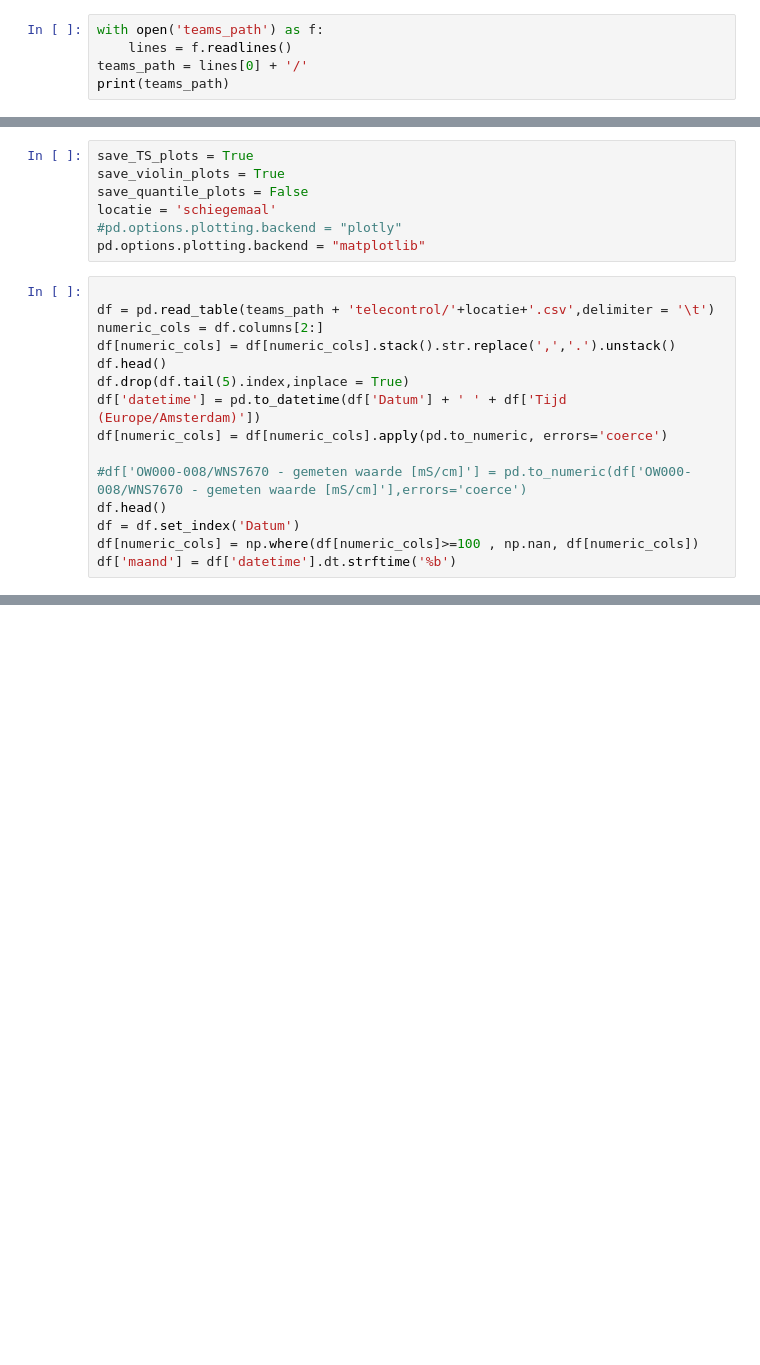
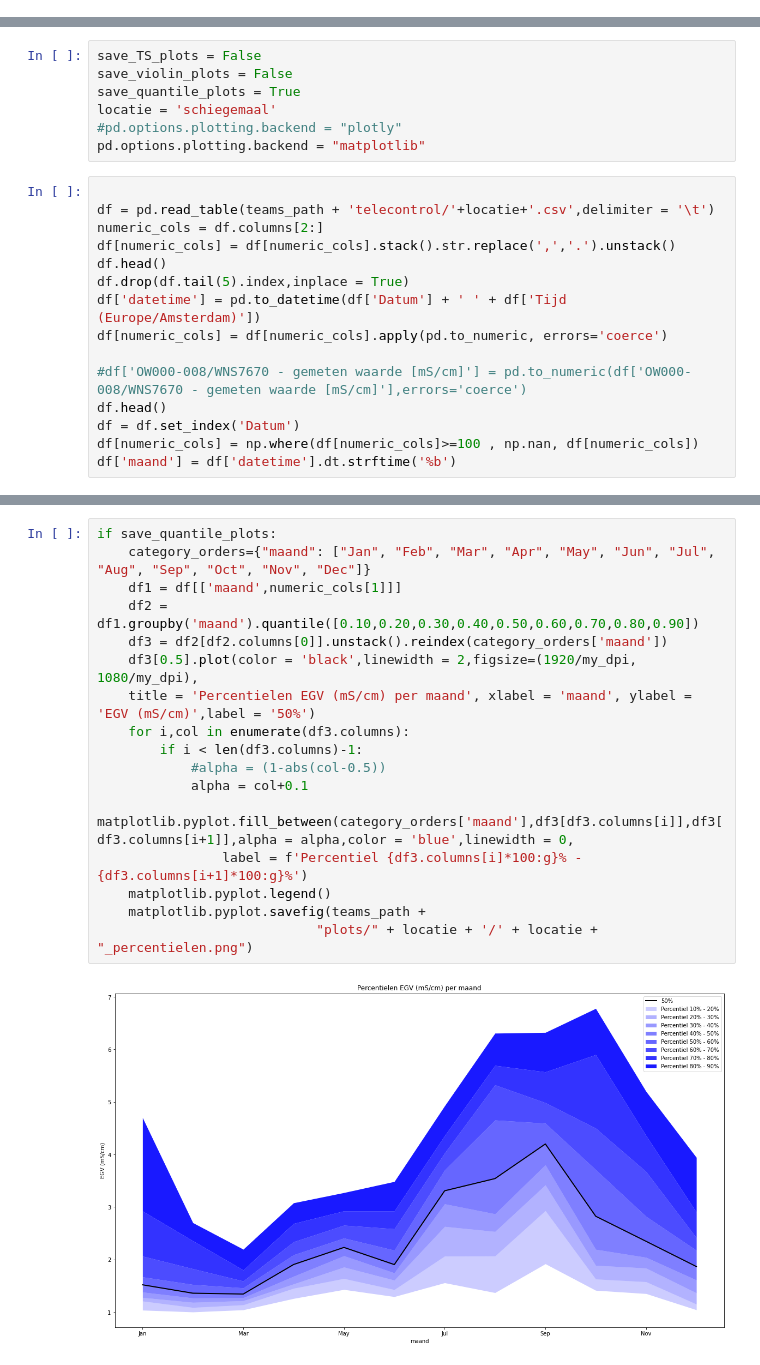
Before and after one commit to hhdelfland/zoutindringing-parksluizen, a Jupyter notebook: parser.ipynb, the cells around one changed output, grey strips where cells are left out. Cells and saved outputs as stored; diff of their text form; blank space fills up the shorter version.

Commit message:
added percentile plots

```diff
--- a/parser.ipynb
+++ b/parser.ipynb
@@ -11,5 +11,0 @@ import kaleido
-# %%
-with open('teams_path') as f:
-    lines = f.readlines()
-teams_path = lines[0] + '/'
-print(teams_path)
@@ -18,7 +12,7 @@ C:\Teams\Hoogheemraadschap van Delfland\Programma DigiTrans - Zoutindringing/
 # %%
-save_TS_plots = True
-save_violin_plots = True
-save_quantile_plots = False
+save_TS_plots = False
+save_violin_plots = False
+save_quantile_plots = True
 locatie = 'schiegemaal'
 #pd.options.plotting.backend = "plotly"
 pd.options.plotting.backend = "matplotlib"
@@ -105,0 +81,19 @@ Dropping invalid columns in DataFrameGroupBy.quantile is deprecated. In a future
+# %%
+if save_quantile_plots:
+    category_orders={"maand": ["Jan", "Feb", "Mar", "Apr", "May", "Jun", "Jul", "Aug", "Sep", "Oct", "Nov", "Dec"]}
+    df1 = df[['maand',numeric_cols[1]]]
+    df2 = df1.groupby('maand').quantile([0.10,0.20,0.30,0.40,0.50,0.60,0.70,0.80,0.90])
+    df3 = df2[df2.columns[0]].unstack().reindex(category_orders['maand'])
+    df3[0.5].plot(color = 'black',linewidth = 2,figsize=(1920/my_dpi, 1080/my_dpi),
+    title = 'Percentielen EGV (mS/cm) per maand', xlabel = 'maand', ylabel = 'EGV (mS/cm)',label = '50%')
+    for i,col in enumerate(df3.columns):
+        if i < len(df3.columns)-1:
+            #alpha = (1-abs(col-0.5))
+            alpha = col+0.1
+            matplotlib.pyplot.fill_between(category_orders['maand'],df3[df3.columns[i]],df3[df3.columns[i+1]],alpha = alpha,color = 'blue',linewidth = 0,
+                label = f'Percentiel {df3.columns[i]*100:g}% - {df3.columns[i+1]*100:g}%')
+    matplotlib.pyplot.legend()
+    matplotlib.pyplot.savefig(teams_path +
+                            "plots/" + locatie + '/' + locatie + "_percentielen.png")
+# %% [output]
+[figure, added]
```
Also changed, not shown: parts of 4 cells of this notebook.
